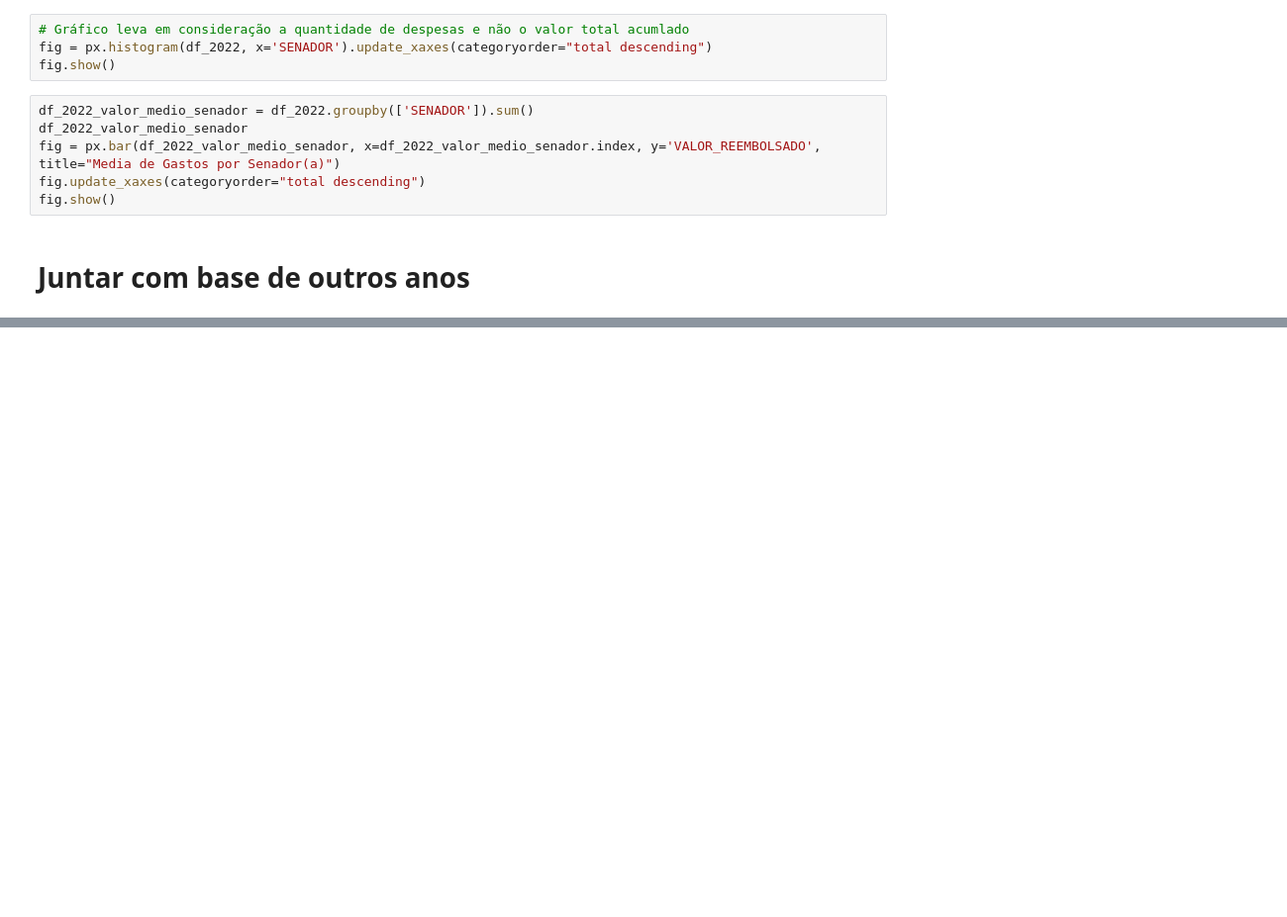
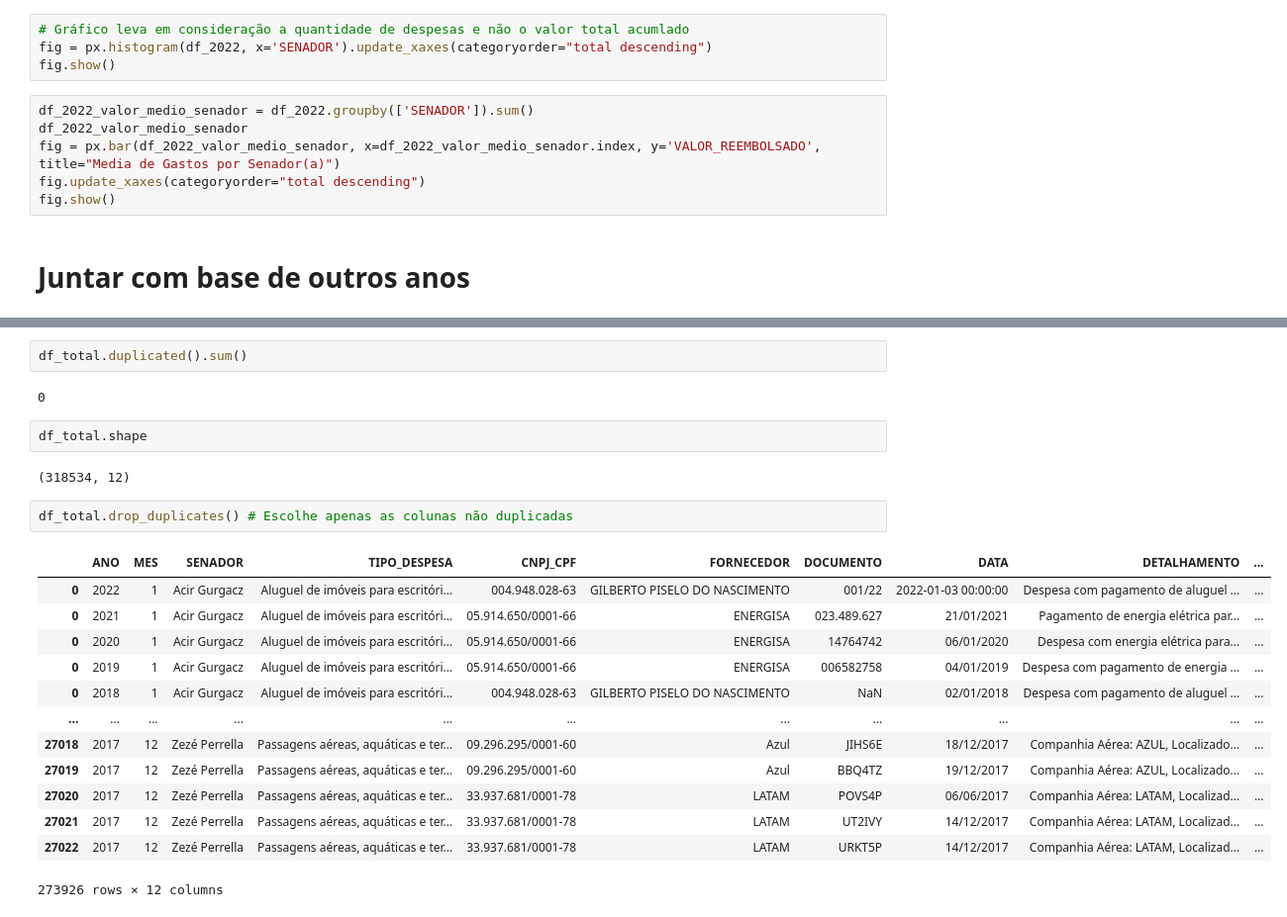
Before and after one commit to brunoperdigao/Senado---Analise-de-dados-CEAPS, a Jupyter notebook: notebooks/Limpeza de dados.ipynb, the cells around one changed output, grey strips where cells are left out. Shown at 99% size. Saved outputs shown, nothing was run; the diff lists cells and outputs as text; blank space fills up the shorter version.

```diff
--- a/notebooks/Limpeza de dados.ipynb
+++ b/notebooks/Limpeza de dados.ipynb
@@ -196,0 +249,24 @@ mask_inverted = ~df_aereas.loc[:,'DETALHAMENTO'].str.startswith('Companhia Aére
+# %%
+df_total.duplicated().sum()
+# %% [output]
+0
+# %%
+df_total.shape
+# %% [output]
+(318534, 12)
+# %%
+df_total.drop_duplicates() # Escolhe apenas as colunas não duplicadas
+# %% [output]
+|  | ANO | MES | SENADOR | TIPO_DESPESA | CNPJ_CPF | FORNECEDOR | DOCUMENTO | DATA | DETALHAMENTO | ... |
+| 0 | 2022 | 1 | Acir Gurgacz | Aluguel de imóveis para escritóri... | 004.948.028-63 | GILBERTO PISELO DO NASCIMENTO | 001/22 | 2022-01-03 00:00:00 | Despesa com pagamento de aluguel ... | ... |
+| 0 | 2021 | 1 | Acir Gurgacz | Aluguel de imóveis para escritóri... | 05.914.650/0001-66 | ENERGISA | 023.489.627 | 21/01/2021 | Pagamento de energia elétrica par... | ... |
+| 0 | 2020 | 1 | Acir Gurgacz | Aluguel de imóveis para escritóri... | 05.914.650/0001-66 | ENERGISA | 14764742 | 06/01/2020 | Despesa com energia elétrica para... | ... |
+| 0 | 2019 | 1 | Acir Gurgacz | Aluguel de imóveis para escritóri... | 05.914.650/0001-66 | ENERGISA | 006582758 | 04/01/2019 | Despesa com pagamento de energia ... | ... |
+| 0 | 2018 | 1 | Acir Gurgacz | Aluguel de imóveis para escritóri... | 004.948.028-63 | GILBERTO PISELO DO NASCIMENTO | NaN | 02/01/2018 | Despesa com pagamento de aluguel ... | ... |
+| ... | ... | ... | ... | ... | ... | ... | ... | ... | ... | ... |
+| 27018 | 2017 | 12 | Zezé Perrella | Passagens aéreas, aquáticas e ter... | 09.296.295/0001-60 | Azul | JIHS6E | 18/12/2017 | Companhia Aérea: AZUL, Localizado... | ... |
+| 27019 | 2017 | 12 | Zezé Perrella | Passagens aéreas, aquáticas e ter... | 09.296.295/0001-60 | Azul | BBQ4TZ | 19/12/2017 | Companhia Aérea: AZUL, Localizado... | ... |
+| 27020 | 2017 | 12 | Zezé Perrella | Passagens aéreas, aquáticas e ter... | 33.937.681/0001-78 | LATAM | POVS4P | 06/06/2017 | Companhia Aérea: LATAM, Localizad... | ... |
+| 27021 | 2017 | 12 | Zezé Perrella | Passagens aéreas, aquáticas e ter... | 33.937.681/0001-78 | LATAM | UT2IVY | 14/12/2017 | Companhia Aérea: LATAM, Localizad... | ... |
+| 27022 | 2017 | 12 | Zezé Perrella | Passagens aéreas, aquáticas e ter... | 33.937.681/0001-78 | LATAM | URKT5P | 14/12/2017 | Companhia Aérea: LATAM, Localizad... | ... |
+273926 rows × 12 columns
```
Also changed, not shown: parts of 9 cells of this notebook.
